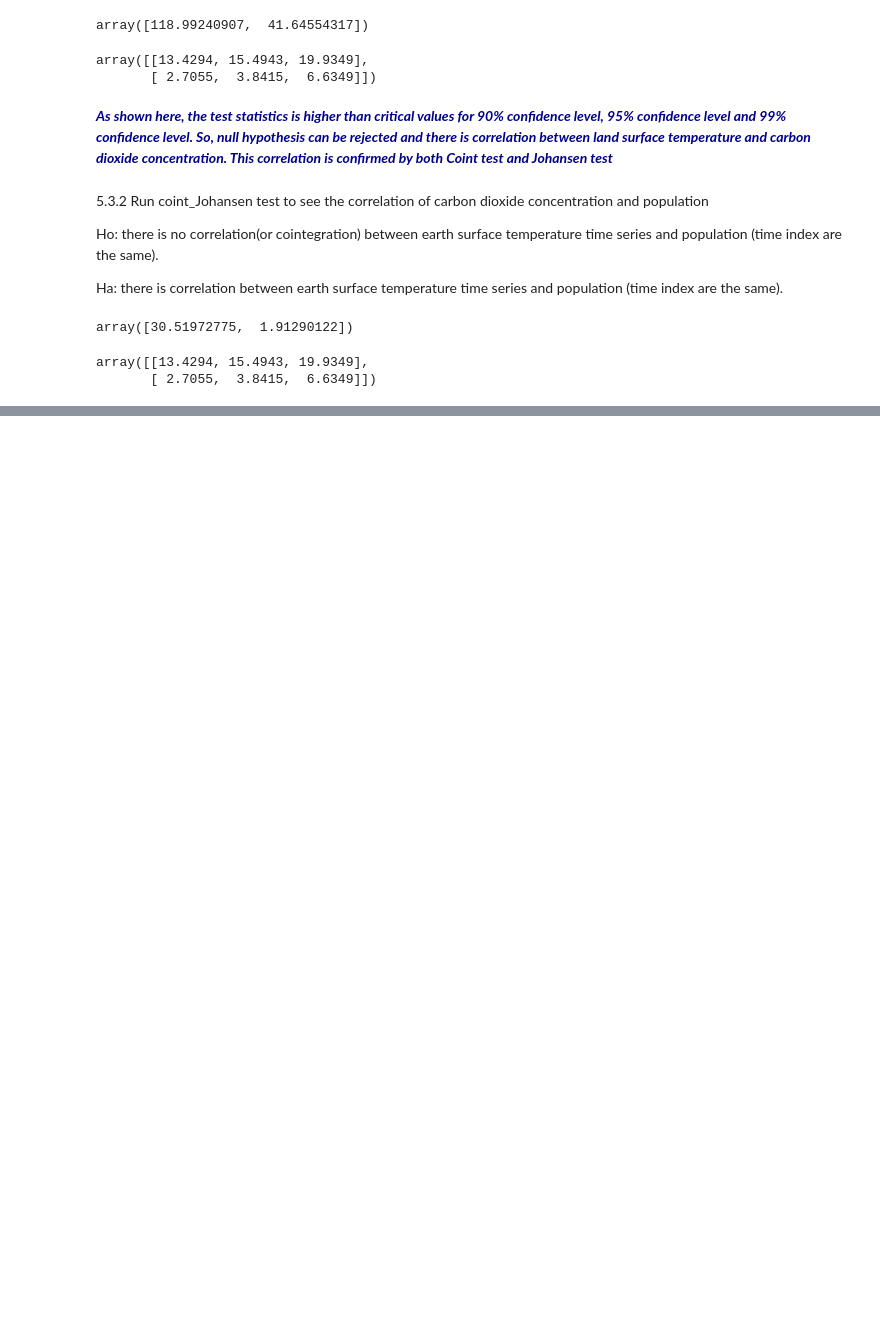
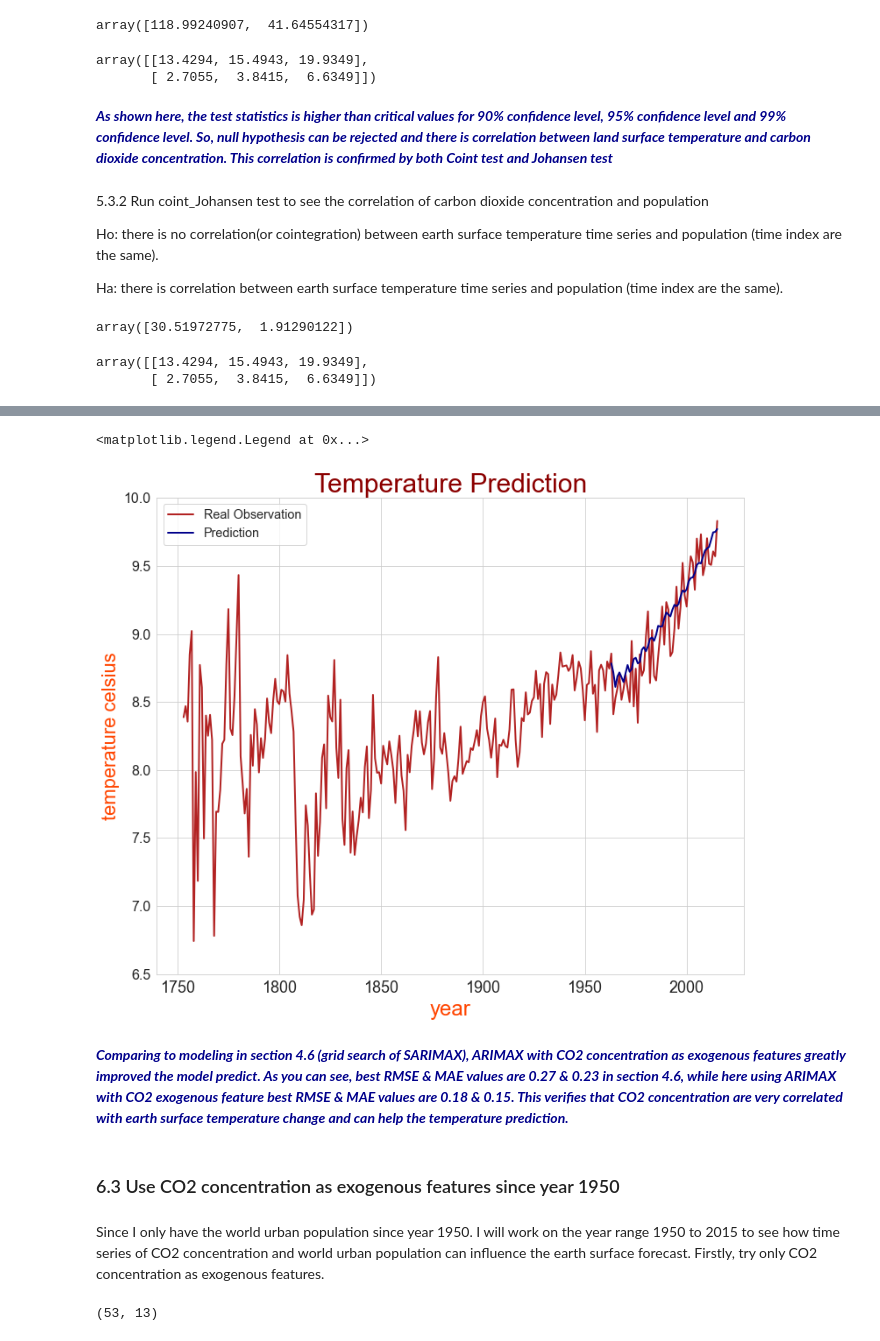
Before and after one commit to chenzhivis/Emission-Control-Global-Warming-Analysis-and-Prediction, a Jupyter notebook: globalwarming.ipynb, the cells around one changed output, grey strips where cells are left out. Cells and saved outputs as stored; diff of their text form; code cells hidden in the pictures; blank space fills up the shorter version.

```diff
--- a/globalwarming.ipynb
+++ b/globalwarming.ipynb
@@ -1157,0 +1267,6 @@ __6.5 Further cointegration tests are perfromed and confirmed what is shown in E
+# %%
+dfy_train = dfy.LandAverageTemperature[:round(len(dfy)*0.8)]
+dfy_test = dfy.LandAverageTemperature[round(len(dfy)*0.8):]
+df_co_train = df_co1753[:round(len(df_co1753)*0.8)]
+df_co_test = df_co1753[round(len(df_co1753)*0.8):]
+len(dfy_test), len(df_co_test)
@@ -1157,0 +1303,21 @@ __6.5 Further cointegration tests are perfromed and confirmed what is shown in E
+# %%
+arimax_exo_best = sm.tsa.statespace.SARIMAX(endog = dfy_train, exog=df_co_train, order=(6,1,5), initialization='approximate_diffuse').fit()
+# %%
+dfy.plot(figsize=(12,10), linewidth=2, color='firebrick')
+plt.plot(range(1963,2016), arimax_exo_best.forecast(steps=53, exog=df_co_test), linewidth=2, color='darkblue')
+plt.ylim([6.5,10])
+plt.xlabel('year',fontsize=24, color='orangered')
+plt.ylabel('temperature celsius', fontsize=22, color='orangered')
+plt.xticks(fontsize=18)
+plt.yticks(fontsize=16)
+plt.title('Temperature Prediction', fontsize=30, color='darkred')
+plt.legend(('Real Observation', 'Prediction'), loc='upper left', fontsize='x-large')
+# %% [output]
+<matplotlib.legend.Legend at 0x...>
+[figure, added]
+# %% [markdown]
+__<font color='darkblue'>*Comparing to modeling in section 4.6 (grid search of SARIMAX), ARIMAX with CO2 concentration as exogenous features greatly improved the model predict. As you can see, best RMSE & MAE values are 0.27 & 0.23 in section 4.6, while here using ARIMAX with CO2 exogenous feature best RMSE & MAE values are 0.18 & 0.15. This verifies that CO2 concentration are very correlated with earth surface temperature change and can help the temperature prediction.*__
+# %% [markdown]
+### 6.3 Use CO2 concentration as exogenous features since year 1950
+# %% [markdown]
+Since I only have the world urban population since year 1950. I will work on the year range 1950 to 2015 to see how time series of CO2 concentration and world urban population can influence the earth surface forecast. Firstly, try only CO2 concentration as exogenous features.
@@ -1157,0 +1327,4 @@ __6.5 Further cointegration tests are perfromed and confirmed what is shown in E
+# %%
+round(len(df_tcr)*0.8), len(df_tcr)-round(len(df_tcr)*0.8)
+# %% [output]
+(53, 13)
```
Also changed, not shown: parts of 179 cells of this notebook.
